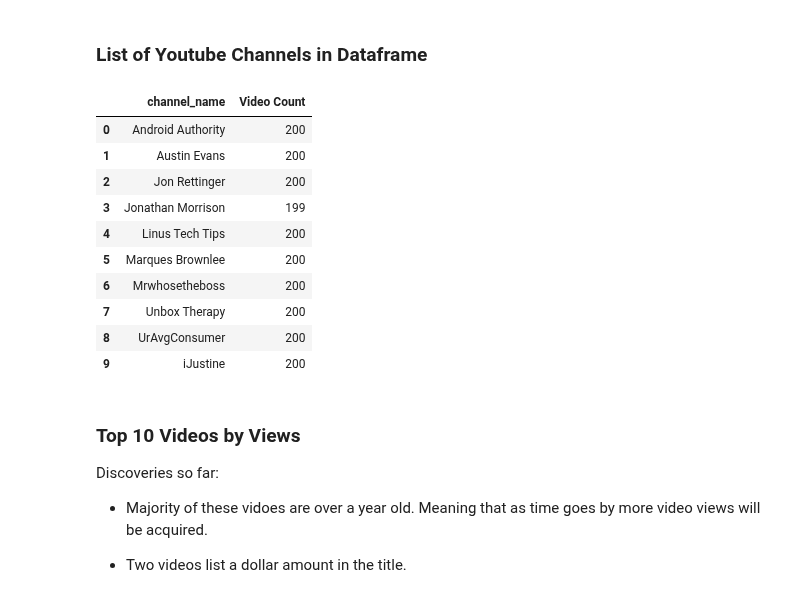
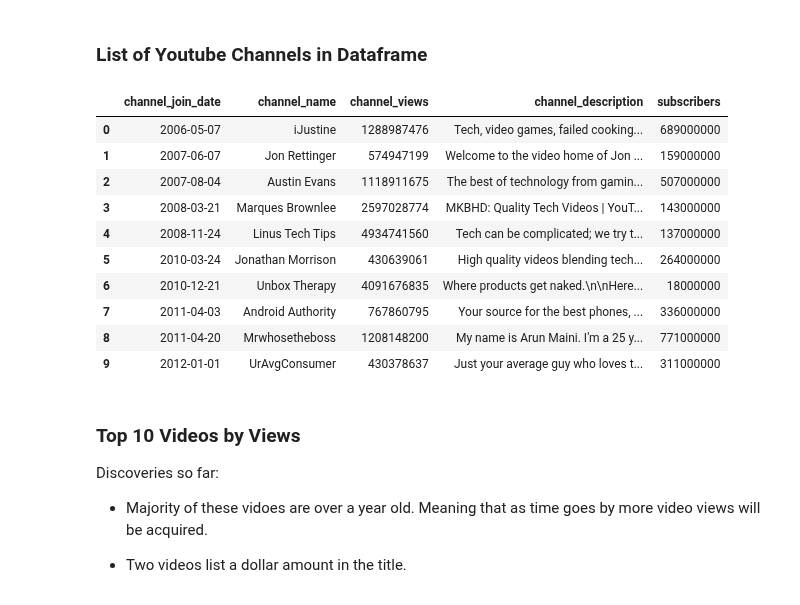
Before and after one commit to drusho/blog, a Jupyter notebook: _notebooks/2021-07-17-webscrapping-youtube.ipynb, the cells around one changed output. Saved outputs shown, nothing was run; the diff lists cells and outputs as text; code cells hidden in the pictures.

```diff
--- a/_notebooks/2021-07-17-webscrapping-youtube.ipynb
+++ b/_notebooks/2021-07-17-webscrapping-youtube.ipynb
@@ -121,0 +146,5 @@ merged.head(2)
+# %%
+#hide
+# comments dytpe to int
+df_videos['Comments'] = df_videos['Comments'].str.replace('Comments','').str.replace(',','').astype('int')
+df_videos.sample(2)
@@ -121,0 +155,5 @@ merged.head(2)
+# %%
+#hide
+# Likes dytpe to int
+df_videos['Likes'] = df_videos['Likes'].str.replace('K','000').str.replace("M",'000000').str.replace('.','').astype('int')
+df_videos.sample(2)
@@ -121,0 +164,6 @@ merged.head(2)
+# %%
+#hide
+# Fix Width and Height, remove '.' and '0' from end of str
+df_videos['Width'] = df_videos['Width'].astype('str').str.split(".", expand=True)[0]
+df_videos['Height'] = df_videos['Height'].astype('str').str.split(".", expand=True)[0]
+df_videos.head(2)
@@ -121,0 +180,12 @@ merged.head(2)
+# %%
+#collapse
+# merge df2
+vc_merged = merged.merge(df_videos, on='url')
+vc_merged.rename(columns={
+    'Partial Description':'video_desc',
+    'Publish Date':'publish_date',
+    'Upload_date':'upload_date',
+    'Interaction Count':'interact_count'
+    },inplace=True)
+
+vc_merged.head(2)
@@ -137,19 +200,19 @@ merged.sample(3)
 # %%
 #collapse
 # List of Video Channels
-merged.groupby('channel_name')['channel_name'].count().to_frame(name='Video Count').reset_index()
+vc_merged.groupby(['channel_join_date','channel_name','channel_views','channel_description'])['subscribers'].max().to_frame().reset_index()
 # %% [output]
-|  | channel_name | Video Count |
-| 0 | Android Authority | 200 |
-| 1 | Austin Evans | 200 |
-| 2 | Jon Rettinger | 200 |
-| 3 | Jonathan Morrison | 199 |
-| 4 | Linus Tech Tips | 200 |
-| 5 | Marques Brownlee | 200 |
-| 6 | Mrwhosetheboss | 200 |
-| 7 | Unbox Therapy | 200 |
-| 8 | UrAvgConsumer | 200 |
-| 9 | iJustine | 200 |
+|  | channel_join_date | channel_name | channel_views | channel_description | subscribers |
+| 0 | 2006-05-07 | iJustine | 1288987476 | Tech, video games, failed cooking... | 689000000 |
+| 1 | 2007-06-07 | Jon Rettinger | 574947199 | Welcome to the video home of Jon ... | 159000000 |
+| 2 | 2007-08-04 | Austin Evans | 1118911675 | The best of technology from gamin... | 507000000 |
+| 3 | 2008-03-21 | Marques Brownlee | 2597028774 | MKBHD: Quality Tech Videos | YouT... | 143000000 |
+| 4 | 2008-11-24 | Linus Tech Tips | 4934741560 | Tech can be complicated; we try t... | 137000000 |
+| 5 | 2010-03-24 | Jonathan Morrison | 430639061 | High quality videos blending tech... | 264000000 |
+| 6 | 2010-12-21 | Unbox Therapy | 4091676835 | Where products get naked.\n\nHere... | 18000000 |
+| 7 | 2011-04-03 | Android Authority | 767860795 | Your source for the best phones, ... | 336000000 |
+| 8 | 2011-04-20 | Mrwhosetheboss | 1208148200 | My name is Arun Maini. I'm a 25 y... | 771000000 |
+| 9 | 2012-01-01 | UrAvgConsumer | 430378637 | Just your average guy who loves t... | 311000000 |
 # %% [markdown]
 ### Top 10 Videos by Views
 
```
Also changed, not shown: parts of 26 cells of this notebook.
